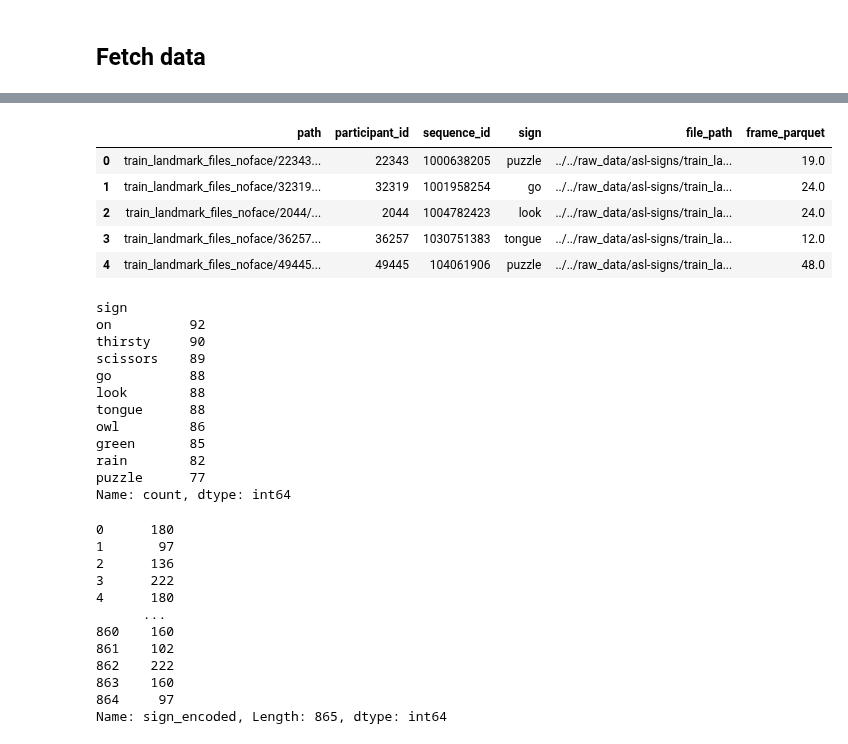
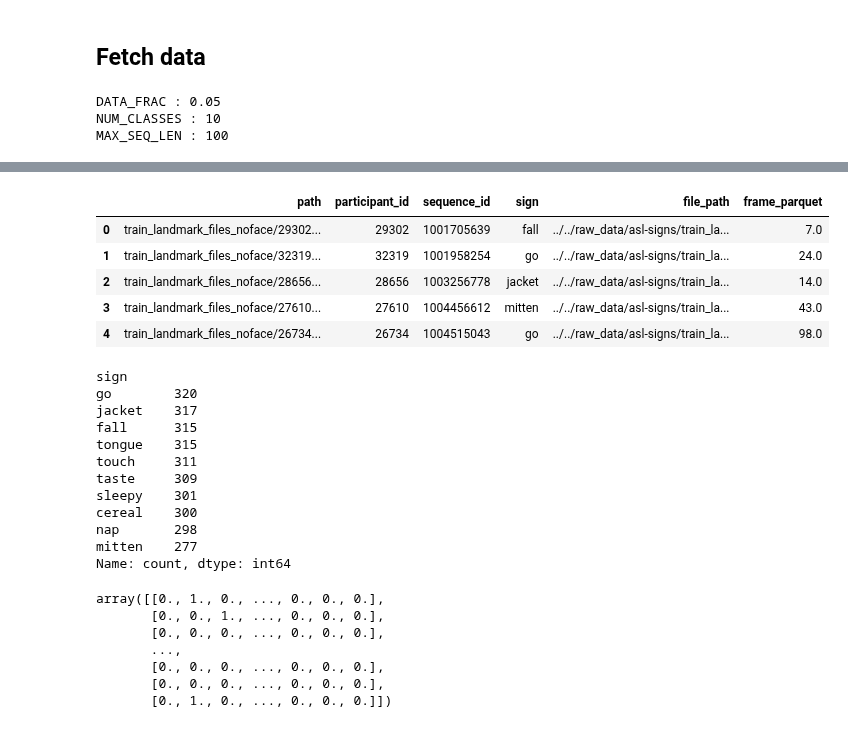
Before and after one commit to benoitfrisque/signlens, a Jupyter notebook: notebooks/Benoit/baseline_model.ipynb, the cells around one changed output, grey strips where cells are left out. Saved outputs shown, nothing was run; the diff lists cells and outputs as text; code cells hidden in the pictures.

```diff
--- a/notebooks/Benoit/baseline_model.ipynb
+++ b/notebooks/Benoit/baseline_model.ipynb
@@ -28,4 +28,11 @@ To enable the following instructions: AVX2 FMA, in other operations, rebuild Ten
 # %% [markdown]
 ## Fetch data
 # %%
-DATA_FRAC
+# variables loaded from .env
+print(f"DATA_FRAC : {DATA_FRAC}")
+print(f"NUM_CLASSES : {NUM_CLASSES}")
+print(f"MAX_SEQ_LEN : {MAX_SEQ_LEN}")
+# %% [output]
+DATA_FRAC : 0.05
+NUM_CLASSES : 10
+MAX_SEQ_LEN : 100
@@ -36,10 +39,6 @@ DATA_FRAC
-# %%
-NUM_SIGNS = 10
-MAX_SEQ_LEN = 100
-FRAC_DATA = 0.01
 # %%
-sequences_data = data.load_data_subset_csv(noface=True, frac=FRAC_DATA, balanced=True, num_signs=NUM_CLASSES)
-sequences_data = data.load_frame_number_parquet(sequences_data)
-sequences_data = preprocess.filter_out_parquet_frame(sequences_data, MAX_SEQ_LEN)
+sequences_data = data.load_data_subset_csv(noface=True, balanced=True)
+sequences_data = data.load_frame_number_parquet(sequences_data)  # TODO: not very clean... needs to be improved
+sequences_data = preprocess.filter_out_parquet_frame(sequences_data, MAX_SEQ_LEN)  # TODO: not very clean... needs to be improved
 sequences_data.head()
 # %% [output]
@@ -47,41 +47,36 @@ Size reduced from 94477 to 944 (1.0%)
 File already exists, loaded matching 'sequence_id' rows.
 |  | path | participant_id | sequence_id | sign | file_path | frame_parquet |
-| 0 | train_landmark_files_noface/22343... | 22343 | 1000638205 | puzzle | ../../raw_data/asl-signs/train_la... | 19.0 |
+| 0 | train_landmark_files_noface/29302... | 29302 | 1001705639 | fall | ../../raw_data/asl-signs/train_la... | 7.0 |
 | 1 | train_landmark_files_noface/32319... | 32319 | 1001958254 | go | ../../raw_data/asl-signs/train_la... | 24.0 |
-| 2 | train_landmark_files_noface/2044/... | 2044 | 1004782423 | look | ../../raw_data/asl-signs/train_la... | 24.0 |
-| 3 | train_landmark_files_noface/36257... | 36257 | 1030751383 | tongue | ../../raw_data/asl-signs/train_la... | 12.0 |
-| 4 | train_landmark_files_noface/49445... | 49445 | 104061906 | puzzle | ../../raw_data/asl-signs/train_la... | 48.0 |
+| 2 | train_landmark_files_noface/28656... | 28656 | 1003256778 | jacket | ../../raw_data/asl-signs/train_la... | 14.0 |
+| 3 | train_landmark_files_noface/27610... | 27610 | 1004456612 | mitten | ../../raw_data/asl-signs/train_la... | 43.0 |
+| 4 | train_landmark_files_noface/26734... | 26734 | 1004515043 | go | ../../raw_data/asl-signs/train_la... | 98.0 |
 # %%
 sequences_data.sign.value_counts()
 # %% [output]
 sign
-on          92
-thirsty     90
-scissors    89
-go          88
-look        88
-tongue      88
-owl         86
-green       85
-rain        82
-puzzle      77
+go        320
+jacket    317
+fall      315
+tongue    315
+touch     311
+taste     309
+sleepy    301
+cereal    300
+nap       298
+mitten    277
 Name: count, dtype: int64
 # %%
-y =  preprocess.label_dictionnary_not_encoded(sequences_data) # encode the labels to numbers
+y = preprocess.label_dictionnary(sequences_data) # encode the labels to numbers
 y
 # %% [output]
-0      180
-1       97
-2      136
-3      222
-4      180
-      ...
-860    160
-861    102
-862    222
-863    160
-864     97
-Name: sign_encoded, Length: 865, dtype: int64
+array([[0., 1., 0., ..., 0., 0., 0.],
+       [0., 0., 1., ..., 0., 0., 0.],
+       [0., 0., 0., ..., 0., 0., 0.],
+       ...,
+       [0., 0., 0., ..., 0., 0., 0.],
+       [0., 0., 0., ..., 0., 0., 0.],
+       [0., 1., 0., ..., 0., 0., 0.]])
 # %%
 y.shape
 # %% [output]
```
Also changed, not shown: parts of 15 cells of this notebook, 1 other file.
